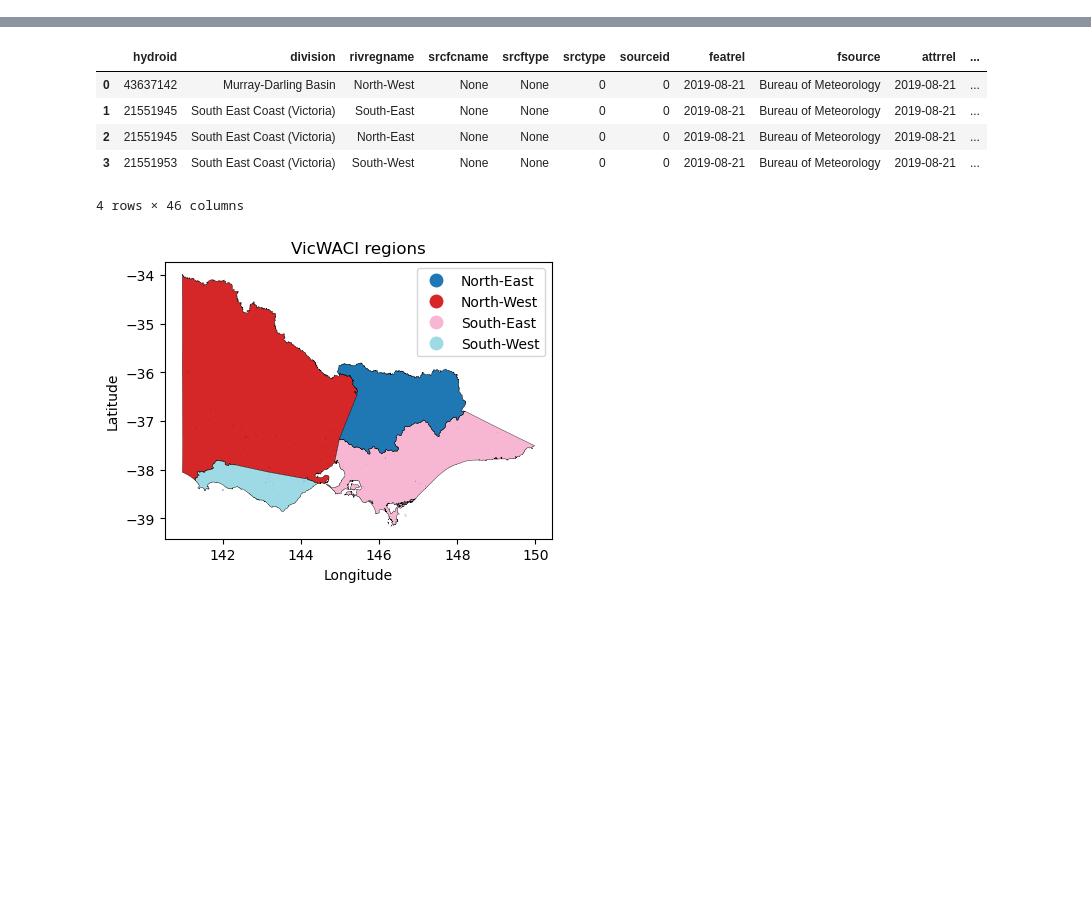
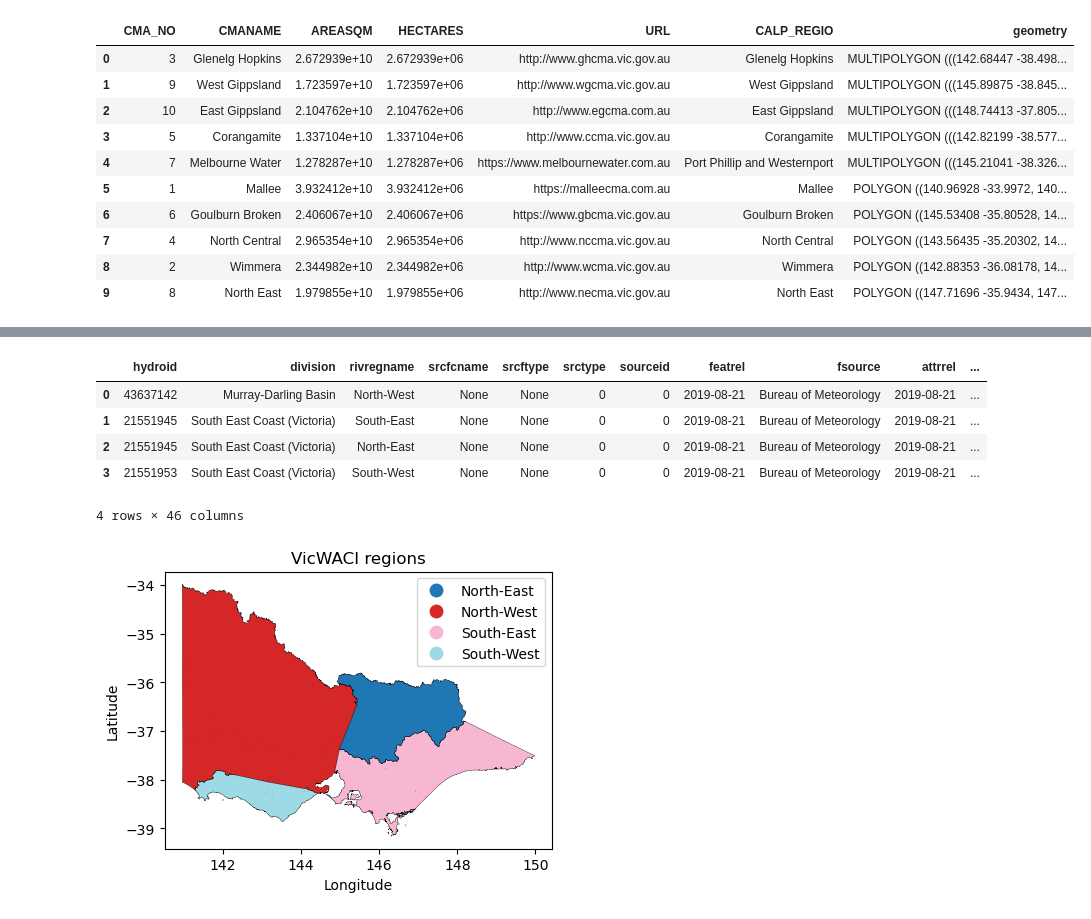
Before and after one commit to DamienIrving/VicWaCI, a Jupyter notebook: prepare_shapefiles.ipynb, the cells around one changed output, grey strips where cells are left out. Saved outputs shown, nothing was run; the diff lists cells and outputs as text; code cells hidden in the pictures; blank space fills up the shorter version.

```diff
--- a/prepare_shapefiles.ipynb
+++ b/prepare_shapefiles.ipynb
@@ -5,0 +14,16 @@ import cartopy
+# %%
+catchment_file = 'Vic_catchments/CMA100.shp'
+catchment_gdf = gp.read_file(catchment_file)
+catchment_gdf
+# %% [output]
+|  | CMA_NO | CMANAME | AREASQM | HECTARES | URL | CALP_REGIO | geometry |
+| 0 | 3 | Glenelg Hopkins | 2.672939e+10 | 2.672939e+06 | http://www.ghcma.vic.gov.au | Glenelg Hopkins | MULTIPOLYGON (((142.68447 -38.498... |
+| 1 | 9 | West Gippsland | 1.723597e+10 | 1.723597e+06 | http://www.wgcma.vic.gov.au | West Gippsland | MULTIPOLYGON (((145.89875 -38.845... |
+| 2 | 10 | East Gippsland | 2.104762e+10 | 2.104762e+06 | http://www.egcma.com.au | East Gippsland | MULTIPOLYGON (((148.74413 -37.805... |
+| 3 | 5 | Corangamite | 1.337104e+10 | 1.337104e+06 | http://www.ccma.vic.gov.au | Corangamite | MULTIPOLYGON (((142.82199 -38.577... |
+| 4 | 7 | Melbourne Water | 1.278287e+10 | 1.278287e+06 | https://www.melbournewater.com.au | Port Phillip and Westernport | MULTIPOLYGON (((145.21041 -38.326... |
+| 5 | 1 | Mallee | 3.932412e+10 | 3.932412e+06 | https://malleecma.com.au | Mallee | POLYGON ((140.96928 -33.9972, 140... |
+| 6 | 6 | Goulburn Broken | 2.406067e+10 | 2.406067e+06 | https://www.gbcma.vic.gov.au | Goulburn Broken | POLYGON ((145.53408 -35.80528, 14... |
+| 7 | 4 | North Central | 2.965354e+10 | 2.965354e+06 | http://www.nccma.vic.gov.au | North Central | POLYGON ((143.56435 -35.20302, 14... |
+| 8 | 2 | Wimmera | 2.344982e+10 | 2.344982e+06 | http://www.wcma.vic.gov.au | Wimmera | POLYGON ((142.88353 -36.08178, 14... |
+| 9 | 8 | North East | 1.979855e+10 | 1.979855e+06 | http://www.necma.vic.gov.au | North East | POLYGON ((147.71696 -35.9434, 147... |
```
Also changed, not shown: parts of 25 cells of this notebook.
